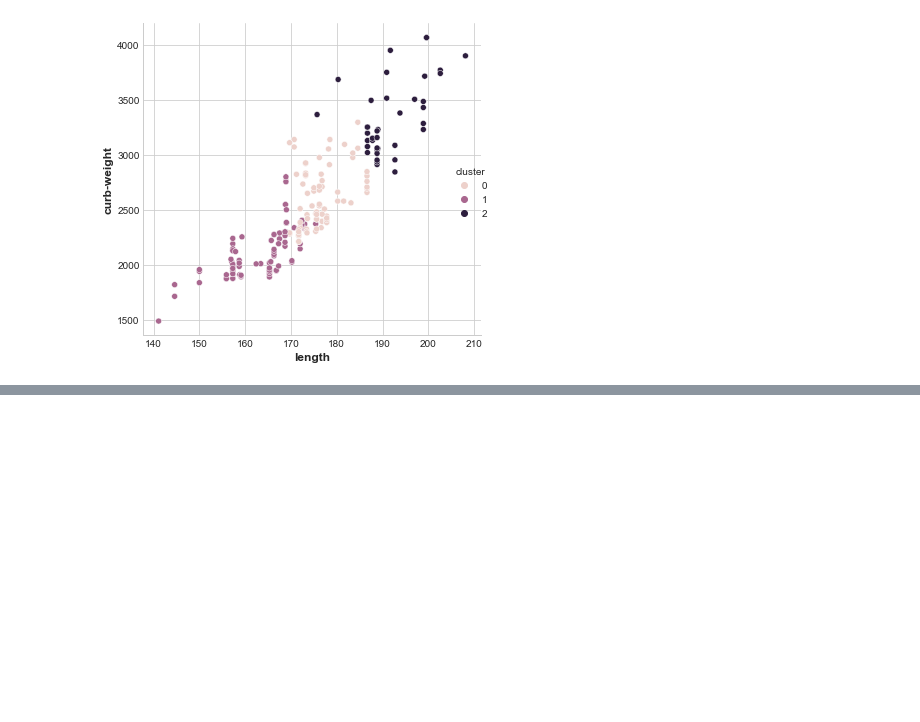
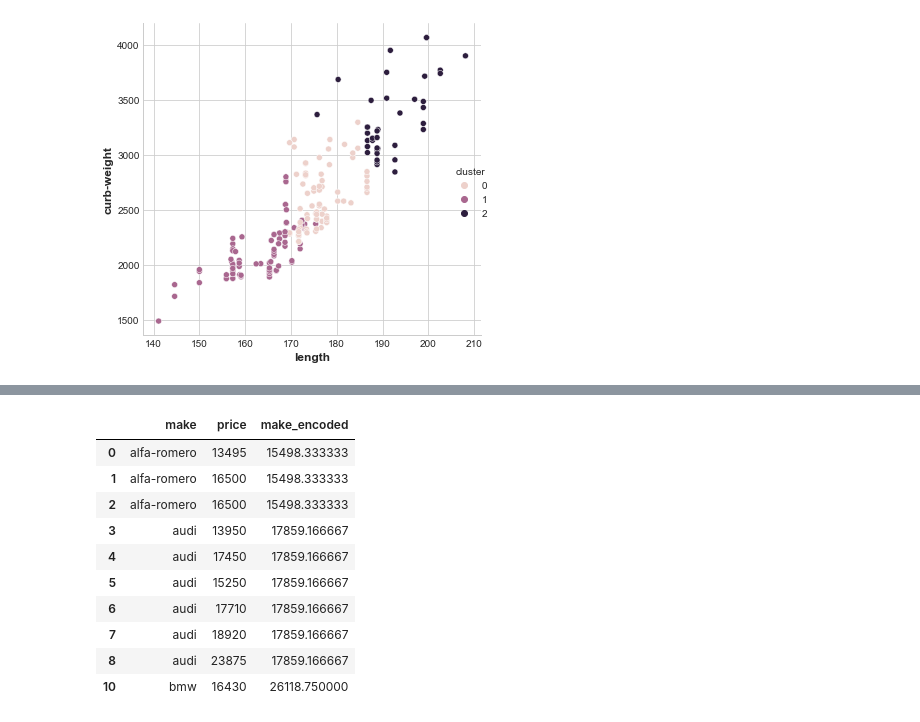
Before and after one commit to joshfuchs/DataScience_projects, a Jupyter notebook: automobiles.ipynb, the cells around one changed output, grey strips where cells are left out. Cells and saved outputs as stored; diff of their text form; code cells hidden in the pictures; blank space fills up the shorter version.

```diff
--- a/automobiles.ipynb
+++ b/automobiles.ipynb
@@ -389,0 +412,28 @@ Name: MI Scores, dtype: float64
+# %%
+X = df.copy()
+
+# Drop any NANs
+X.dropna(axis=0,inplace=True)
+
+# Drop any columns with ? for price
+# first get indexes
+indexNames = X[X['price'] == '?'].index
+X.drop(indexNames,axis=0,inplace=True)
+
+X['price'] = pd.to_numeric(X.price)
+
+X['make_encoded'] = X.groupby('make')['price'].transform('mean')
+
+X[['make', 'price', 'make_encoded']].head(10)
+# %% [output]
+|  | make | price | make_encoded |
+| 0 | alfa-romero | 13495 | 15498.333333 |
+| 1 | alfa-romero | 16500 | 15498.333333 |
+| 2 | alfa-romero | 16500 | 15498.333333 |
+| 3 | audi | 13950 | 17859.166667 |
+| 4 | audi | 17450 | 17859.166667 |
+| 5 | audi | 15250 | 17859.166667 |
+| 6 | audi | 17710 | 17859.166667 |
+| 7 | audi | 18920 | 17859.166667 |
+| 8 | audi | 23875 | 17859.166667 |
+| 10 | bmw | 16430 | 26118.750000 |
```
Also changed, not shown: parts of 21 cells of this notebook.
